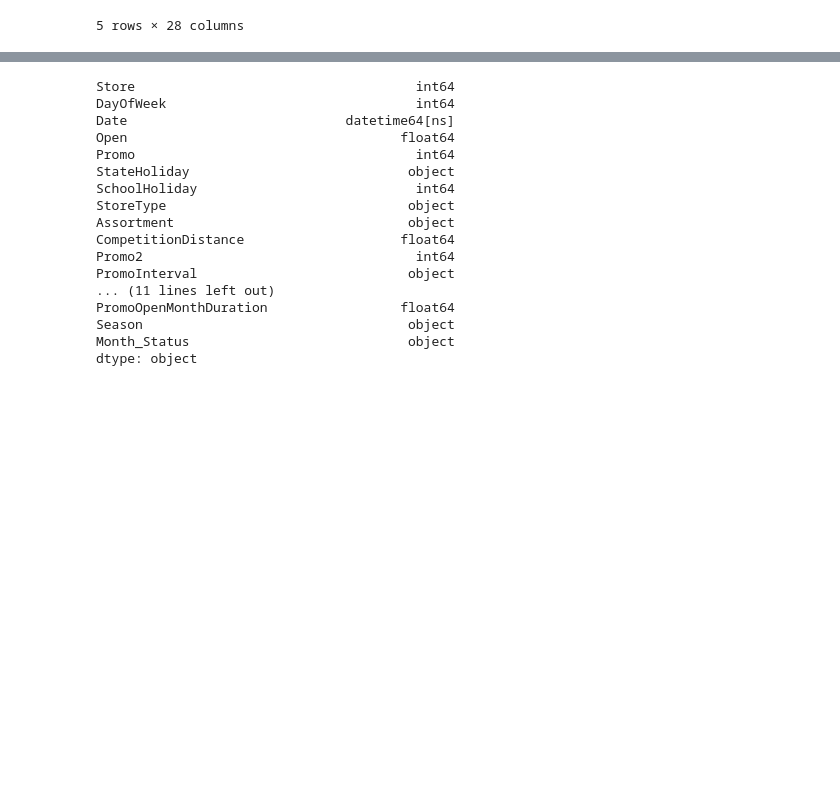
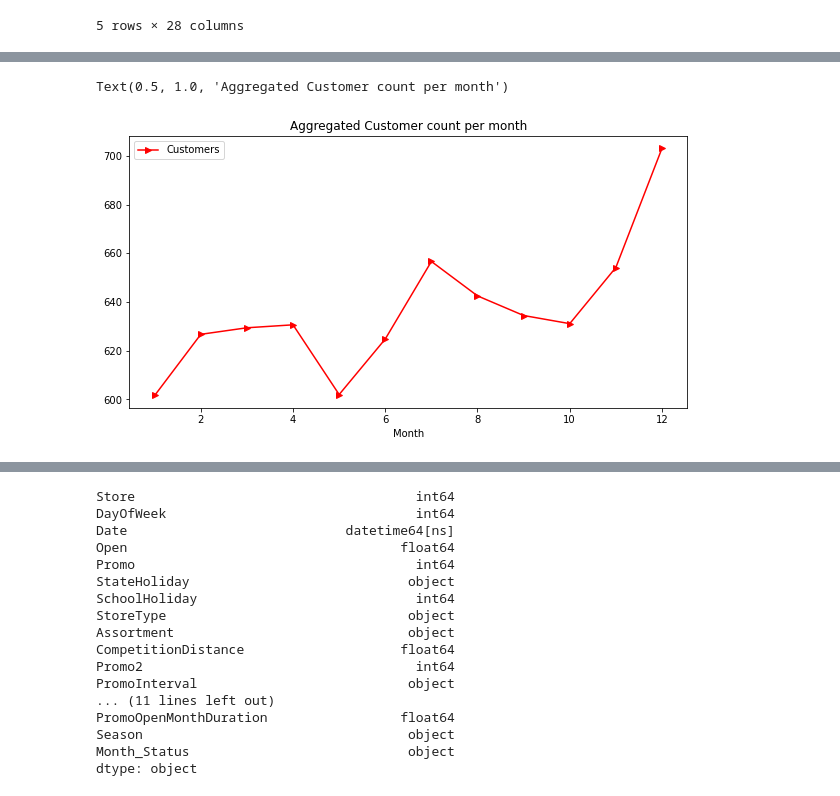
Before and after one commit to isaaclucky/sales-prediction, a Jupyter notebook: notebooks/sales_dataprep.ipynb, the cells around one changed output, grey strips where cells are left out. Drawn from its saved outputs; the diff is of its cells as text; code cells hidden in the pictures; blank space fills up the shorter version.

```diff
--- a/notebooks/sales_dataprep.ipynb
+++ b/notebooks/sales_dataprep.ipynb
@@ -37,0 +46,6 @@ train.df.sample(5)
+# %%
+axis = train.df.groupby('Month')[['Customers']].mean().plot(figsize = (10,5), marker = '>', color = 'r')
+axis.set_title('Aggregated Customer count per month')
+# %% [output]
+Text(0.5, 1.0, 'Aggregated Customer count per month')
+[figure, added]
```
Also changed, not shown: parts of 12 cells of this notebook, 4 other files.
